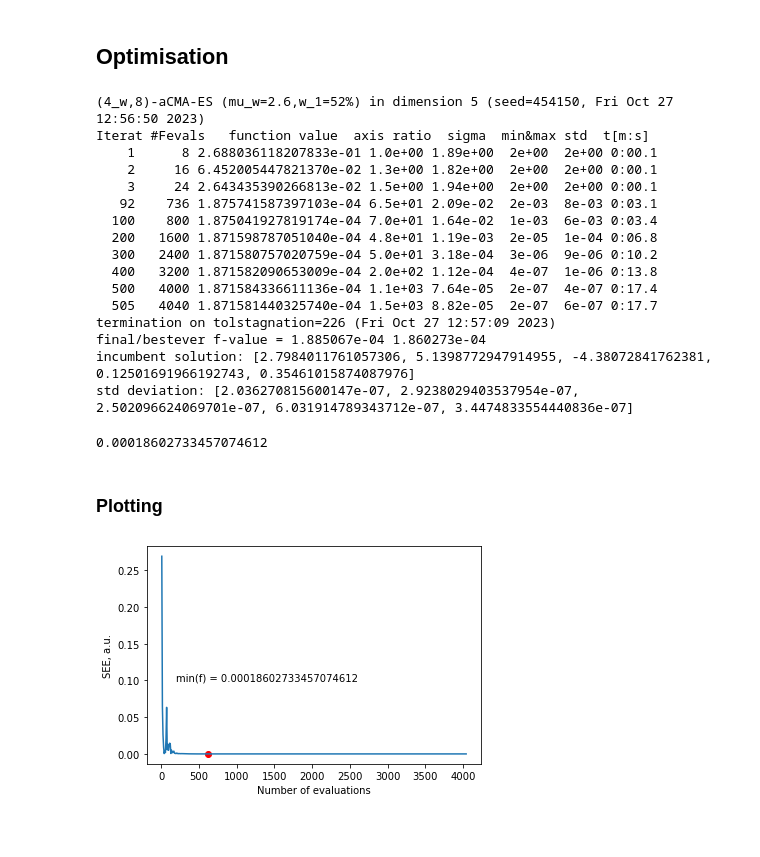
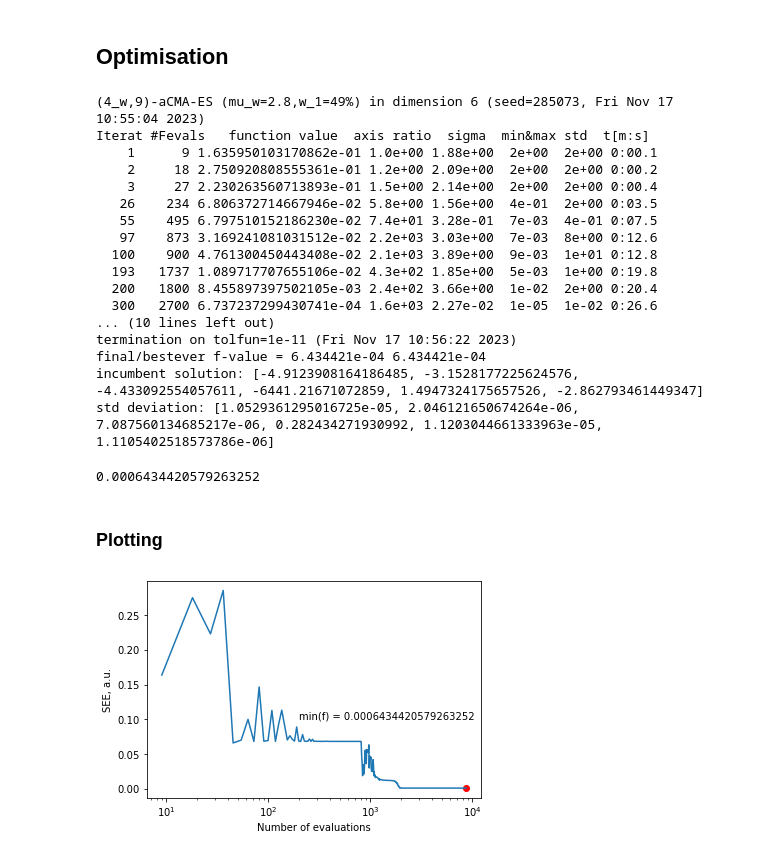
Before and after one commit to SofiaRaak/Dicer-miRNA-dynamics-model, a Jupyter notebook: optimisation.ipynb, the cells around one changed output. Cells and saved outputs as stored; diff of their text form; code cells hidden in the pictures; blank space fills up the shorter version.

Commit message:
Reran optimisation and added optimisation output, reran notebooks wtih updated optimised params, rewrote README

```diff
--- a/optimisation.ipynb
+++ b/optimisation.ipynb
@@ -41,9 +41,9 @@ ka_wt = 5
 ka_sl = 5
 kc_wt = .1
 kc_sl = .1
-kd = 5 #shared kd between both WT and SL
+kd = 5
 
-theta = np.log(np.array([ka_wt, ka_sl, kc_wt, kc_sl, kd])) #log theta to prevent negative reaction rates in optimisation
+theta = np.log(np.array([ka_wt, ka_sl, kc_wt, kc_sl, kd, kd])) #log theta to prevent negative reaction rates in optimisation
 
 #experimental data from figure 1, tsutsumi et al. to pass to optimiser
 ##extracted from graph
@@ -56,7 +56,7 @@ minutes = 60
 ### Functions
 # %%
 #model
-def optim_model(t, init_values, ka1, ka2, kc1, kc2, kd):
+def optim_model(t, init_values, ka1, ka2, kc1, kc2, kd1, kd2):
     """
     Model for optimising parameters for expanded model. Using short loop and wt maturing
     miRNAs in separate Dicer pool.
@@ -71,13 +71,13 @@ def optim_model(t, init_values, ka1, ka2, kc1, kc2, kd):
     pMiR1_dcr = init_pMiR1 * init_dcr1 * ka1 - init_pMiR1_dcr * (kb1 + kd)
     pMiR1_dcr_star = init_pMiR1 * init_dcr1 * kc1
     dcr1 = init_pMiR1_dcr * (kb1 + kd) - init_pMiR1 * init_dcr1 * (ka1 + kc1)
-    MiR1 = init_pMiR1_dcr * kd
+    MiR1 = init_pMiR1_dcr * kd1
 
     pMiR2 = init_pMiR2_dcr * kb2 - init_pMiR2 * init_dcr2 * (ka2 + kc2)
     pMiR2_dcr = init_pMiR2 * init_dcr2 * ka2 - init_pMiR2_dcr * (kb2 + kd)
     pMiR2_dcr_star = init_pMiR2 * init_dcr2 * kc2
     dcr2 = init_pMiR2_dcr * (kb2 + kd) - init_pMiR2 * init_dcr2 * (ka2 + kc2)
-    MiR2 = init_pMiR2_dcr * kd
+    MiR2 = init_pMiR2_dcr * kd2
 
 
     return pMiR1, pMiR2, pMiR1_dcr, pMiR2_dcr, pMiR1_dcr_star, pMiR2_dcr_star, dcr1, dcr2, MiR1, MiR2
@@ -87,10 +87,10 @@ def frac_diced(theta):
     """
     Function to calculate the fraction of WT, short loop miRNAs diced
     """
-    ka1, ka2, kc1, kc2, kd = np.exp(theta)
+    ka1, ka2, kc1, kc2, kd1, kd2 = np.exp(theta)
 
     sol = solve_ivp(optim_model, (0, int(minutes)), init_values, \
-                    method = 'LSODA', args = (ka1, ka2, kc1, kc2, kd))
+                    method = 'LSODA', args = (ka1, ka2, kc1, kc2, kd1, kd2))
 
     pMiR1, pMiR2, pMiR1_dcr, pMiR2_dcr, pMiR1_dcr_star, pMiR2_dcr_star, dcr1, dcr2, MiR1, MiR2 = sol.y
 
@@ -113,13 +113,13 @@ def errorODE(theta):
     diced1, diced2, ts = frac_diced(theta)
 
     data = np.array([[WT_data],
-                     [short_data]])
+                     [short_data*10]])#scale by 10 to force optimisation to account for relative changes
     WT = np.interp(time, ts, diced1)
     short = np.interp(time, ts, diced2)
 
 
     model = np.array([[WT],
-                      [short]])
+                      [short*10]])#scale by 10 to force optimisation to account for relative changes
 
     return np.sum(np.power((data-model), 2))
 # %% [markdown]
@@ -129,27 +129,28 @@ def errorODE(theta):
 ##NB! Optimised values vary between optimisation runs!
 res = cma.fmin(errorODE, theta, 2)
 # %% [output]
-(4_w,8)-aCMA-ES (mu_w=2.6,w_1=52%) in dimension 5 (seed=454150, Fri Oct 27 12:56:50 2023)
+(4_w,9)-aCMA-ES (mu_w=2.8,w_1=49%) in dimension 6 (seed=285073, Fri Nov 17 10:55:04 2023)
 Iterat #Fevals   function value  axis ratio  sigma  min&max std  t[m:s]
-    1      8 2.688036118207833e-01 1.0e+00 1.89e+00  2e+00  2e+00 0:00.1
-    2     16 6.452005447821370e-02 1.3e+00 1.82e+00  2e+00  2e+00 0:00.1
-    3     24 2.643435390266813e-02 1.5e+00 1.94e+00  2e+00  2e+00 0:00.1
-   92    736 1.875741587397103e-04 6.5e+01 2.09e-02  2e-03  8e-03 0:03.1
-  100    800 1.875041927819174e-04 7.0e+01 1.64e-02  1e-03  6e-03 0:03.4
-  200   1600 1.871598787051040e-04 4.8e+01 1.19e-03  2e-05  1e-04 0:06.8
-  300   2400 1.871580757020759e-04 5.0e+01 3.18e-04  3e-06  9e-06 0:10.2
-  400   3200 1.871582090653009e-04 2.0e+02 1.12e-04  4e-07  1e-06 0:13.8
-  500   4000 1.871584336611136e-04 1.1e+03 7.64e-05  2e-07  4e-07 0:17.4
-  505   4040 1.871581440325740e-04 1.5e+03 8.82e-05  2e-07  6e-07 0:17.7
-termination on tolstagnation=226 (Fri Oct 27 12:57:09 2023)
-final/bestever f-value = 1.885067e-04 1.860273e-04
-incumbent solution: [2.7984011761057306, 5.1398772947914955, -4.38072841762381, 0.12501691966192743, 0.35461015874087976]
-std deviation: [2.036270815600147e-07, 2.9238029403537954e-07, 2.502096624069701e-07, 6.031914789343712e-07, 3.4474833554440836e-07]
+    1      9 1.635950103170862e-01 1.0e+00 1.88e+00  2e+00  2e+00 0:00.1
+    2     18 2.750920808555361e-01 1.2e+00 2.09e+00  2e+00  2e+00 0:00.2
+    3     27 2.230263560713893e-01 1.5e+00 2.14e+00  2e+00  2e+00 0:00.4
+   26    234 6.806372714667946e-02 5.8e+00 1.56e+00  4e-01  2e+00 0:03.5
+   55    495 6.797510152186230e-02 7.4e+01 3.28e-01  7e-03  4e-01 0:07.5
+   97    873 3.169241081031512e-02 2.2e+03 3.03e+00  7e-03  8e+00 0:12.6
+  100    900 4.761300450443408e-02 2.1e+03 3.89e+00  9e-03  1e+01 0:12.8
+  193   1737 1.089717707655106e-02 4.3e+02 1.85e+00  5e-03  1e+00 0:19.8
+  200   1800 8.455897397502105e-03 2.4e+02 3.66e+00  1e-02  2e+00 0:20.4
+  300   2700 6.737237299430741e-04 1.6e+03 2.27e-02  1e-05  1e-02 0:26.6
+... (10 lines left out)
+termination on tolfun=1e-11 (Fri Nov 17 10:56:22 2023)
+final/bestever f-value = 6.434421e-04 6.434421e-04
+incumbent solution: [-4.9123908164186485, -3.1528177225624576, -4.433092554057611, -6441.21671072859, 1.4947324175657526, -2.862793461449347]
+std deviation: [1.0529361295016725e-05, 2.046121650674264e-06, 7.087560134685217e-06, 0.282434271930992, 1.1203044661333963e-05, 1.1105402518573786e-06]
 # %%
 #error at end of optimisation
 res[1]
 # %% [output]
-0.00018602733457074612
+0.0006434420579263252
 # %% [markdown]
 ### Plotting
 # %%
@@ -163,26 +164,26 @@ evals = f_dat[:, 1]
 # %%
 #plot error minimisation
 fig, ax = plt.subplots()
 
 ax.plot(evals,
         f_best)
 for i in range(len(f_best)): #find where f was minimised and mark with red circle
     if f_best[i] == res[1]:
         ax.scatter(evals[i],
                    f_best[i],
                    marker = 'o',
                    color = 'red')
 
 
 ax.set_xlabel('Number of evaluations')
 ax.set_ylabel('SEE, a.u.')
-
+ax.set_xscale('log')
 ax.text(200, .1, f'min(f) = {res[1]}')
 
-#plt.savefig(r'./figures/optim_f-mins.svg', dpi = 600, bbox_inches = 'tight')
+plt.savefig(r'./figures/optim_f-mins.svg', dpi = 600, bbox_inches = 'tight')
 plt.show()
 # %% [output]
-[figure, old version]
+[figure, new version]
 # %%
 #fit experimental data with curve_fit
 WT_popt, WT_pcov = curve_fit(lambda t, a, b: a * np.log(t) + b,
```
Also changed, not shown: parts of 2 cells of this notebook, 11 other files.
